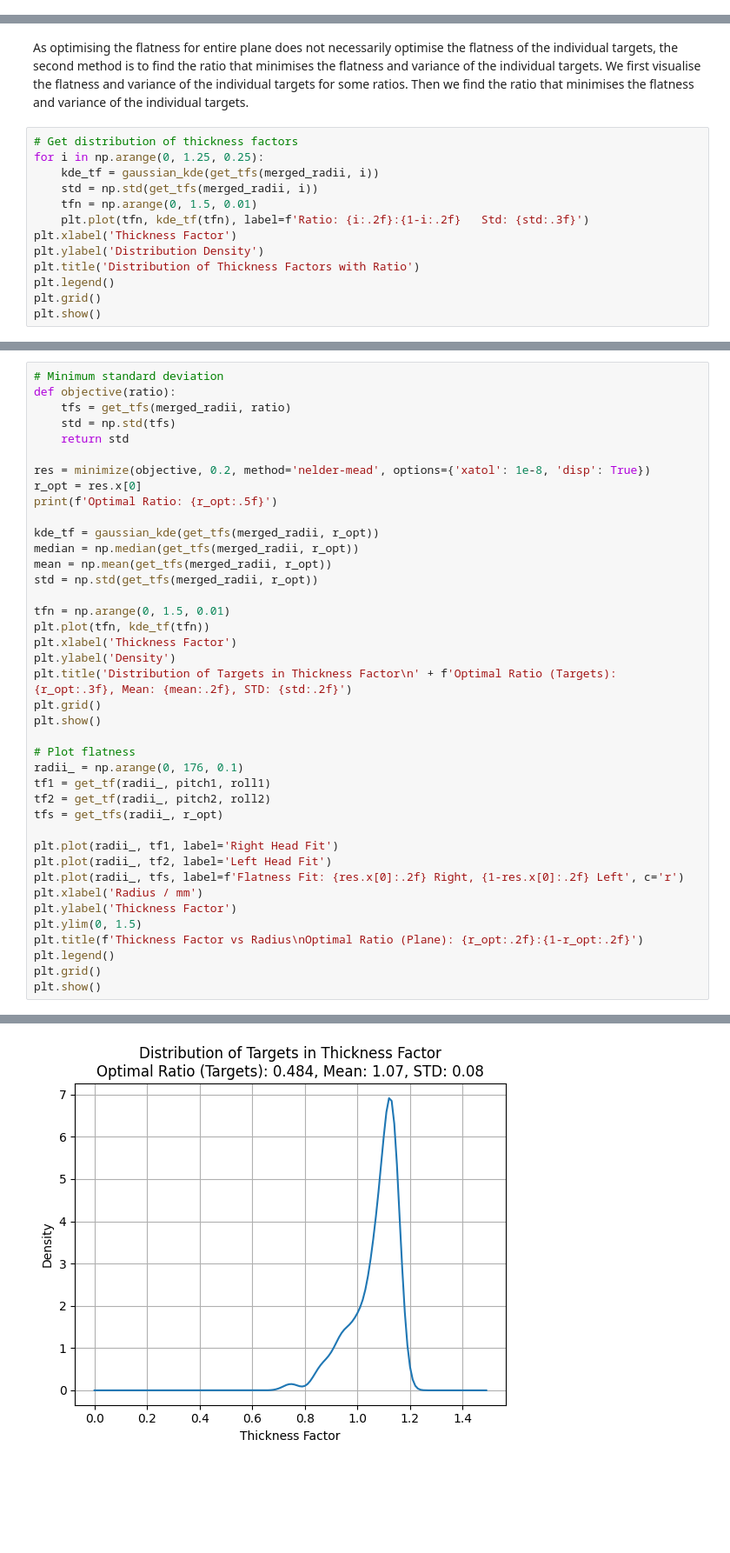
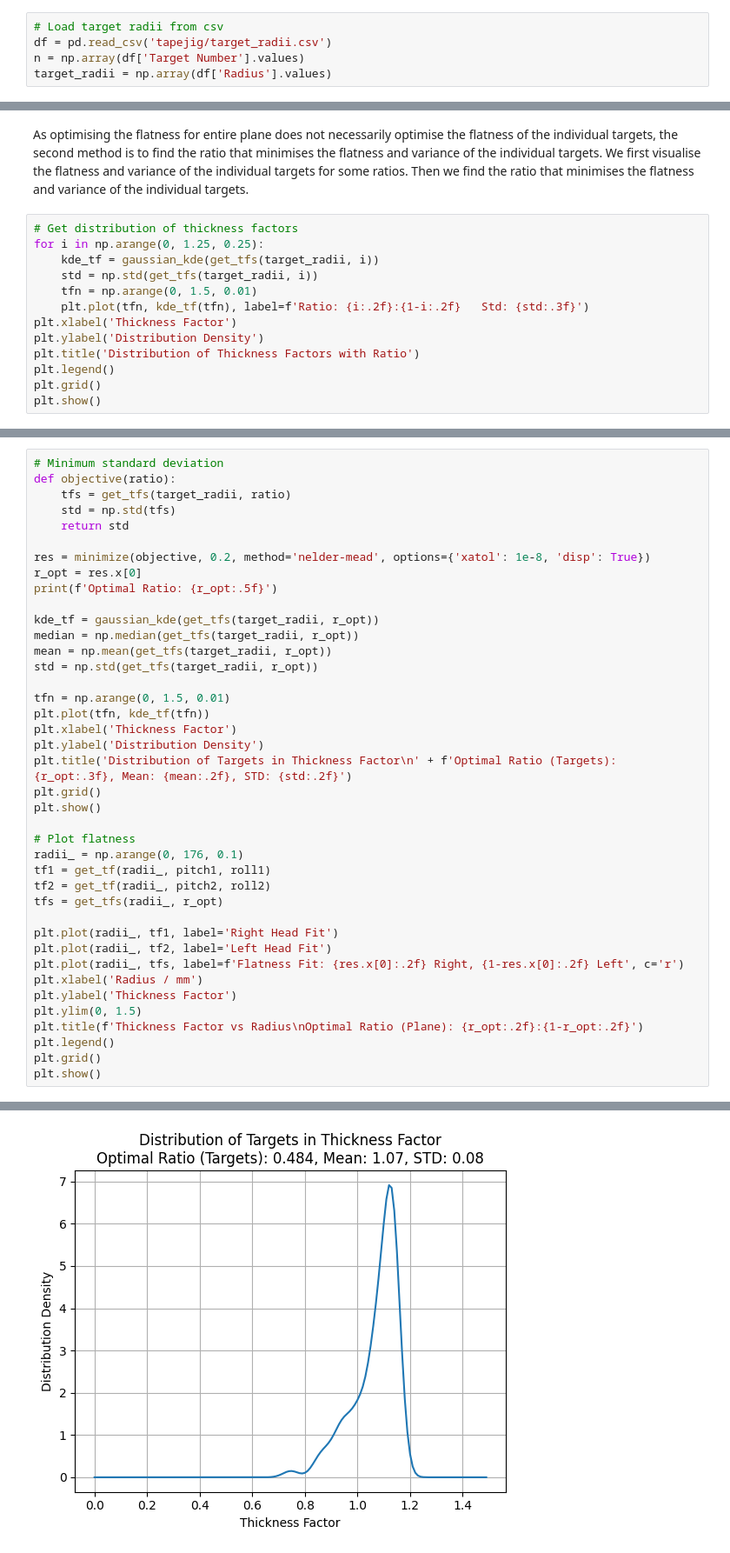
Before and after one commit to ryanlleung/CoatingAnalysis, a Jupyter notebook: plasma_tt.ipynb, the cells around one changed output, grey strips where cells are left out. Shown at 87% size. Cells and saved outputs as stored; diff of their text form; blank space fills up the shorter version.

```diff
--- a/plasma_tt.ipynb
+++ b/plasma_tt.ipynb
@@ -264,3 +223,8 @@ target_tf2 = get_tf(merged_radii, pitch2, roll2)
+# %%
+# Load target radii from csv
+df = pd.read_csv('tapejig/target_radii.csv')
+n = np.array(df['Target Number'].values)
+target_radii = np.array(df['Radius'].values)
 # %%
 TF_FLOOR = 0.85
 TF_CEILING = 1.15
@@ -462,8 +432,8 @@ As optimising the flatness for entire plane does not necessarily optimise the fl
 # %%
 # Get distribution of thickness factors
 for i in np.arange(0, 1.25, 0.25):
-    kde_tf = gaussian_kde(get_tfs(merged_radii, i))
-    std = np.std(get_tfs(merged_radii, i))
+    kde_tf = gaussian_kde(get_tfs(target_radii, i))
+    std = np.std(get_tfs(target_radii, i))
     tfn = np.arange(0, 1.5, 0.01)
     plt.plot(tfn, kde_tf(tfn), label=f'Ratio: {i:.2f}:{1-i:.2f}   Std: {std:.3f}')
 plt.xlabel('Thickness Factor')
@@ -497,7 +467,7 @@ plt.show()
 # %%
 # Minimum standard deviation
 def objective(ratio):
-    tfs = get_tfs(merged_radii, ratio)
+    tfs = get_tfs(target_radii, ratio)
     std = np.std(tfs)
     return std
 
@@ -505,15 +475,15 @@ res = minimize(objective, 0.2, method='nelder-mead', options={'xatol': 1e-8, 'di
 r_opt = res.x[0]
 print(f'Optimal Ratio: {r_opt:.5f}')
 
-kde_tf = gaussian_kde(get_tfs(merged_radii, r_opt))
-median = np.median(get_tfs(merged_radii, r_opt))
-mean = np.mean(get_tfs(merged_radii, r_opt))
-std = np.std(get_tfs(merged_radii, r_opt))
+kde_tf = gaussian_kde(get_tfs(target_radii, r_opt))
+median = np.median(get_tfs(target_radii, r_opt))
+mean = np.mean(get_tfs(target_radii, r_opt))
+std = np.std(get_tfs(target_radii, r_opt))
 
 tfn = np.arange(0, 1.5, 0.01)
 plt.plot(tfn, kde_tf(tfn))
 plt.xlabel('Thickness Factor')
-plt.ylabel('Density')
+plt.ylabel('Distribution Density')
 plt.title('Distribution of Targets in Thickness Factor\n' + f'Optimal Ratio (Targets): {r_opt:.3f}, Mean: {mean:.2f}, STD: {std:.2f}')
 plt.grid()
 plt.show()
@@ -555 +525 @@ plt.show()
-[figure, old version]
+[figure, new version]
```
Also changed, not shown: parts of 12 cells of this notebook, 2 other files.
